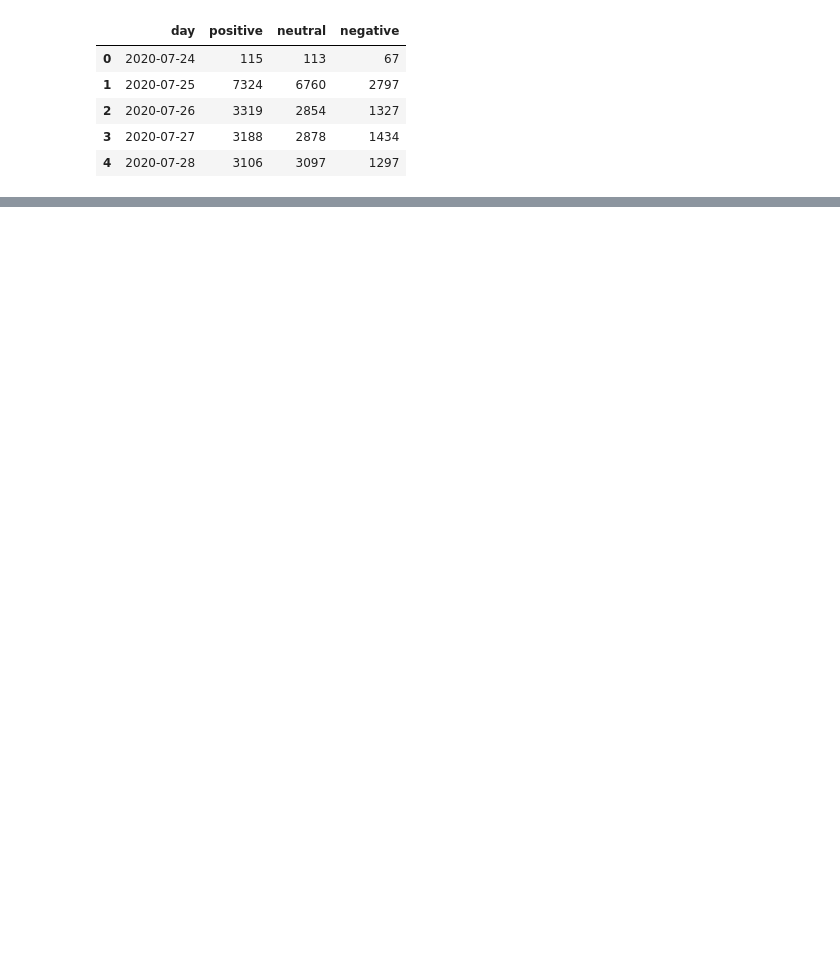
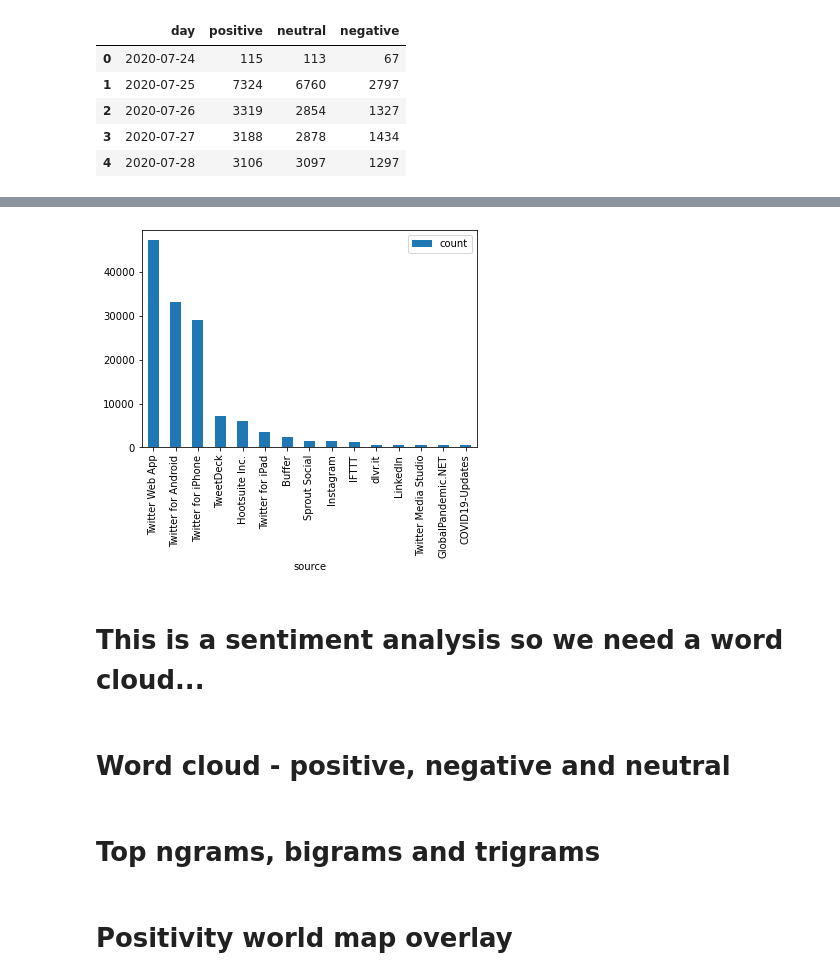
Before and after one commit to rjc89/Kaggle, a Jupyter notebook: COVID19_Twitter_sentiment/COVID19_Twitter_sentiment.ipynb, the cells around one changed output, grey strips where cells are left out. Saved outputs shown, nothing was run; the diff lists cells and outputs as text; code cells hidden in the pictures; blank space fills up the shorter version.

```diff
--- a/COVID19_Twitter_sentiment/COVID19_Twitter_sentiment.ipynb
+++ b/COVID19_Twitter_sentiment/COVID19_Twitter_sentiment.ipynb
@@ -234,0 +200,2 @@ KeyboardInterrupt:
+# %%
+source_df=data['source'].value_counts().to_frame().reset_index().rename(columns={'index':'source','source':'count'})[:15]
@@ -234,0 +211,12 @@ KeyboardInterrupt:
+# %%
+source_df.plot.bar(x = 'source');
+# %% [output]
+[figure, added]
+# %% [markdown]
+# This is a sentiment analysis so we need a word cloud...
+# %% [markdown]
+# Word cloud - positive, negative and neutral
+# %% [markdown]
+# Top ngrams, bigrams and trigrams
+# %% [markdown]
+# Positivity world map overlay
```
Also changed, not shown: parts of 16 cells of this notebook.
